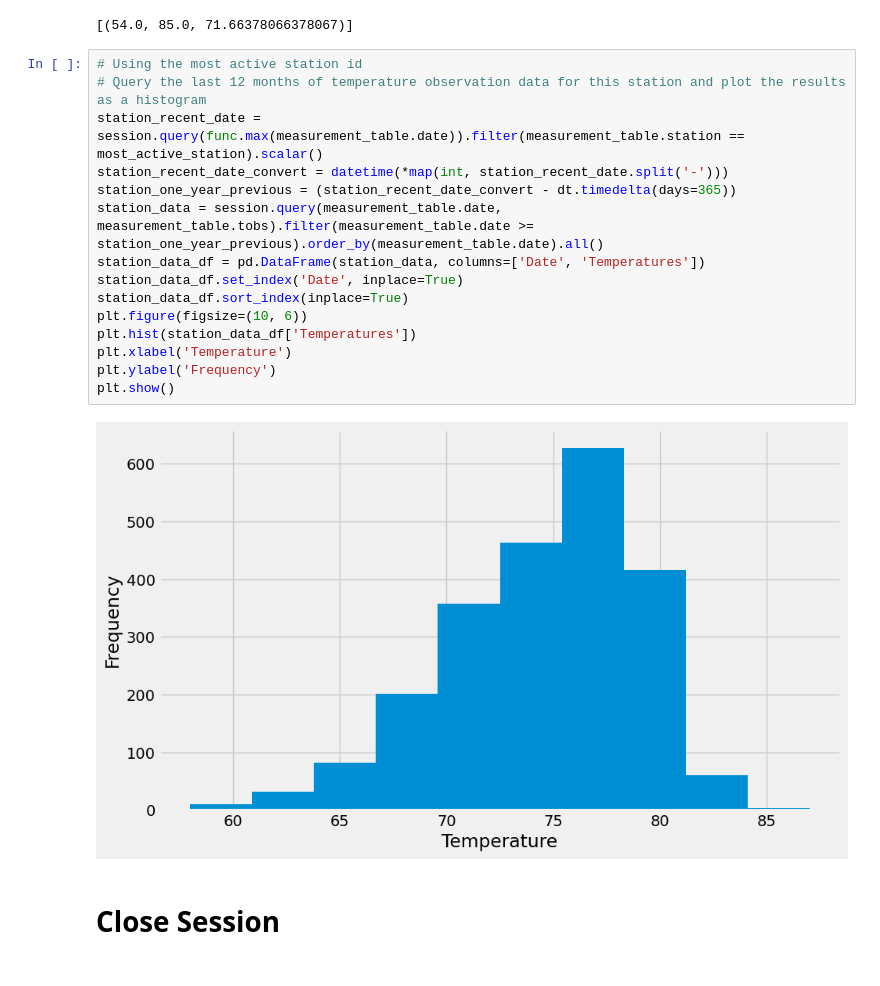
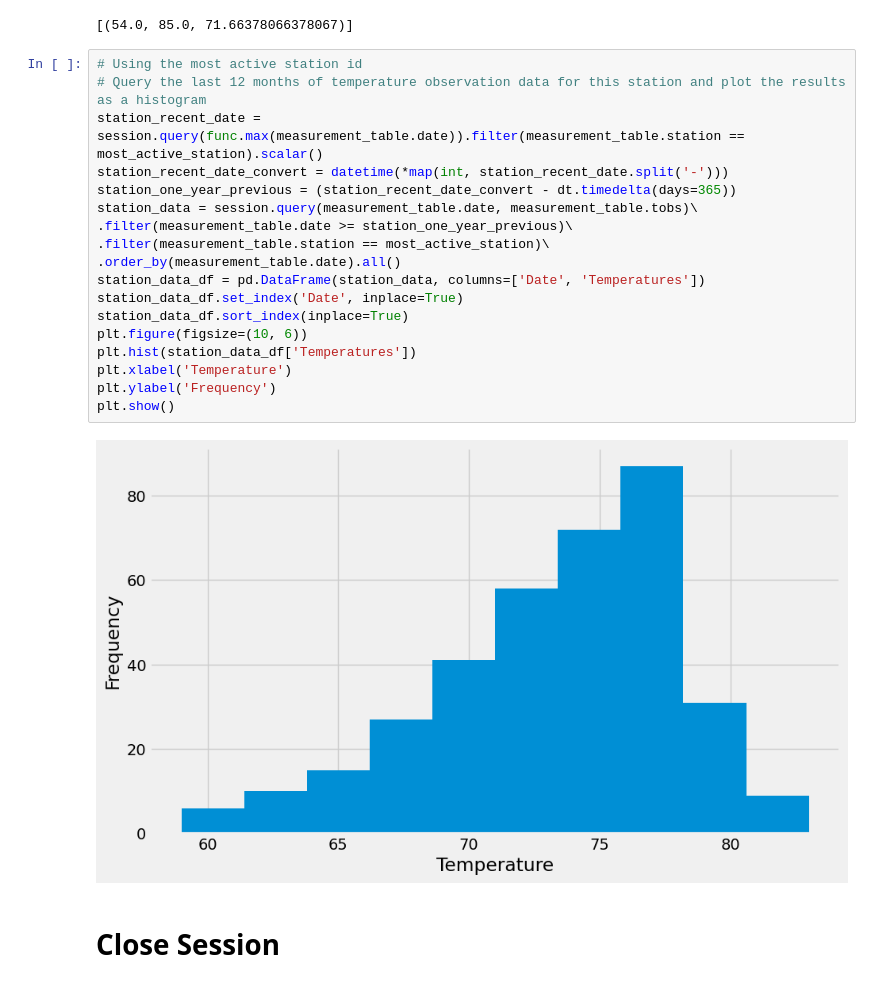
Before and after one commit to MaisieDeGraaf/sqlalchemy-challenge, a Jupyter notebook: climate_starter.ipynb, the cells around one changed output. Cells and saved outputs as stored; diff of their text form.

```diff
--- a/climate_starter.ipynb
+++ b/climate_starter.ipynb
@@ -127,20 +127,23 @@ temperature_stats
 # %%
 # Using the most active station id
 # Query the last 12 months of temperature observation data for this station and plot the results as a histogram
 station_recent_date = session.query(func.max(measurement_table.date)).filter(measurement_table.station == most_active_station).scalar()
 station_recent_date_convert = datetime(*map(int, station_recent_date.split('-')))
 station_one_year_previous = (station_recent_date_convert - dt.timedelta(days=365))
-station_data = session.query(measurement_table.date, measurement_table.tobs).filter(measurement_table.date >= station_one_year_previous).order_by(measurement_table.date).all()
+station_data = session.query(measurement_table.date, measurement_table.tobs)\
+.filter(measurement_table.date >= station_one_year_previous)\
+.filter(measurement_table.station == most_active_station)\
+.order_by(measurement_table.date).all()
 station_data_df = pd.DataFrame(station_data, columns=['Date', 'Temperatures'])
 station_data_df.set_index('Date', inplace=True)
 station_data_df.sort_index(inplace=True)
 plt.figure(figsize=(10, 6))
 plt.hist(station_data_df['Temperatures'])
 plt.xlabel('Temperature')
 plt.ylabel('Frequency')
 plt.show()
 # %% [output]
-[figure, old version]
+[figure, new version]
 # %% [markdown]
 # Close Session
 # %%
```
